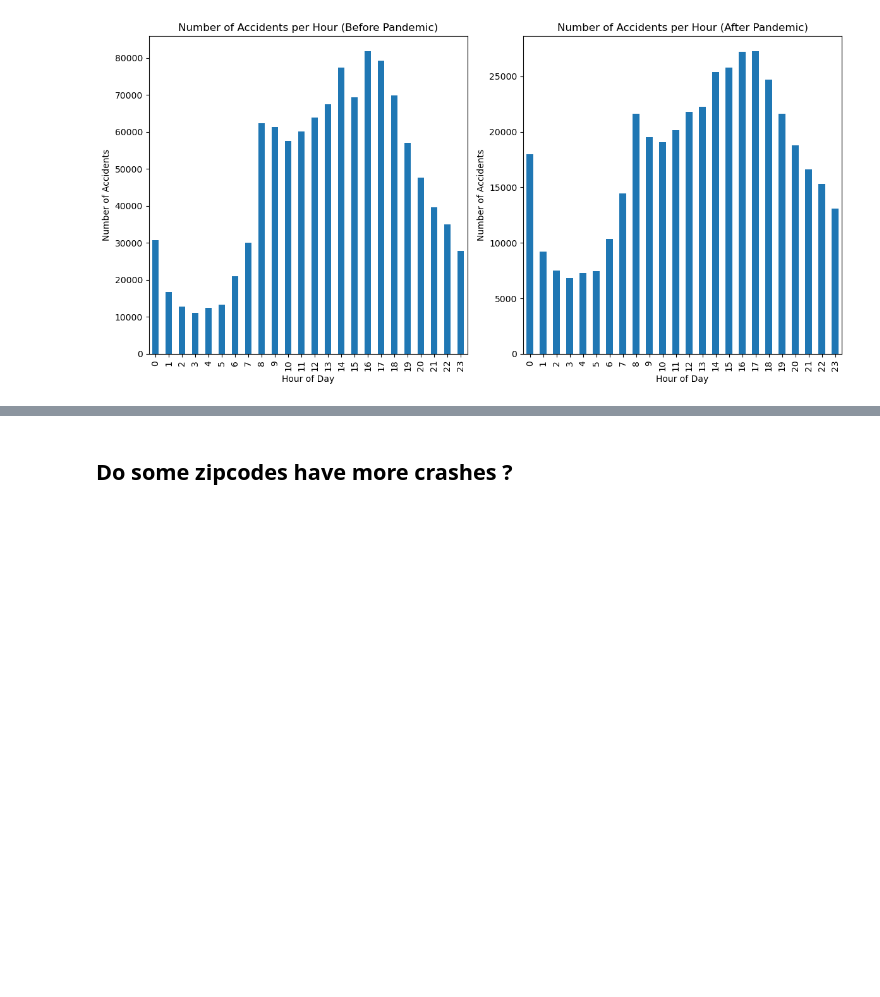
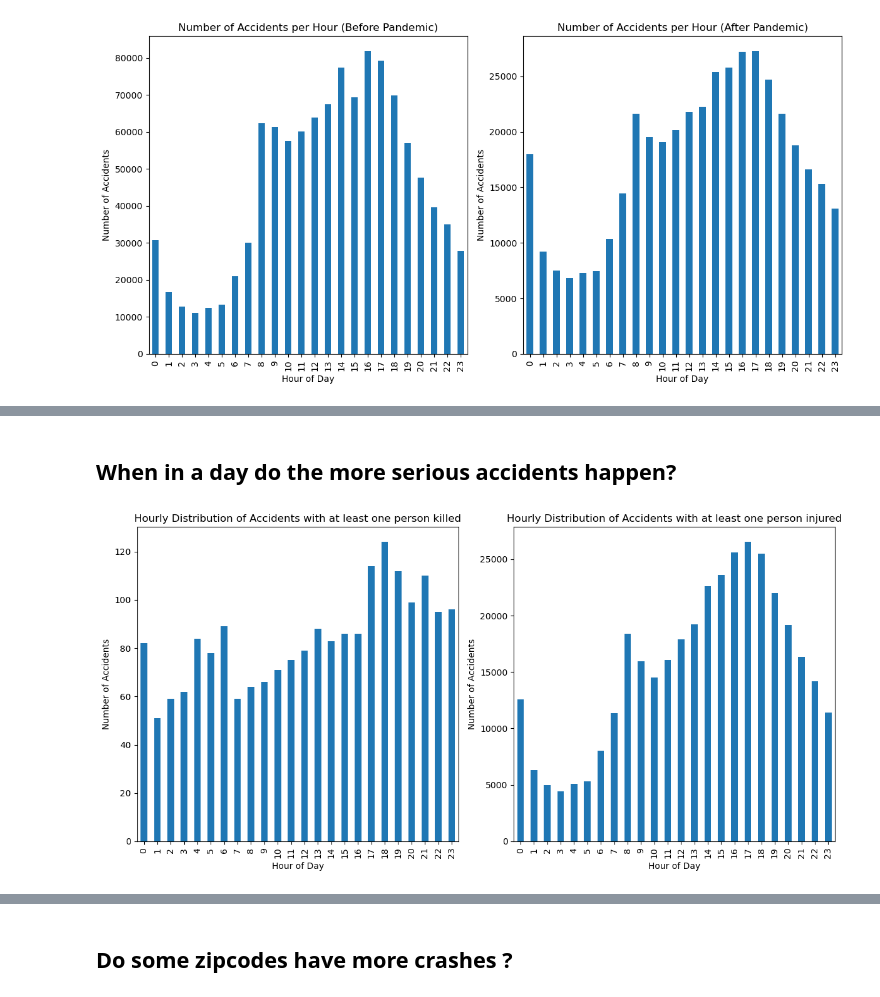
Before and after one commit to bonluc/02806_social_data_analysis_project, a Jupyter notebook: data_analysis.ipynb, the cells around one changed output, grey strips where cells are left out. Cells and saved outputs as stored; diff of their text form; code cells hidden in the pictures; blank space fills up the shorter version.

Commit message:
more distributions

```diff
--- a/data_analysis.ipynb
+++ b/data_analysis.ipynb
@@ -296,0 +314,16 @@ plt.show()
+# %% [markdown]
+## When in a day do the more serious accidents happen?
+# %%
+# plot hourly distribution of accidents with at least one person killed, hourly distribution of accidents with at least one person injured, and hourly distribution of all accidents
+hourly_killed_counts = df_killed["HOUR"].value_counts().sort_index()
+hourly_injured_counts = df_time[df_time['NUMBER OF PERSONS INJURED'] > 0]["HOUR"].value_counts().sort_index()
+
+plt.figure(figsize=(12, 6))
+plt.subplot(1, 2, 1)
+hourly_killed_counts.plot(kind='bar', title="Hourly Distribution of Accidents with at least one person killed", xlabel="Hour of Day", ylabel="Number of Accidents")
+plt.subplot(1, 2, 2)
+hourly_injured_counts.plot(kind='bar', title="Hourly Distribution of Accidents with at least one person injured", xlabel="Hour of Day", ylabel="Number of Accidents")
+plt.tight_layout()
+plt.show()
+# %% [output]
+[figure, added]
```
Also changed, not shown: parts of 8 cells of this notebook.
